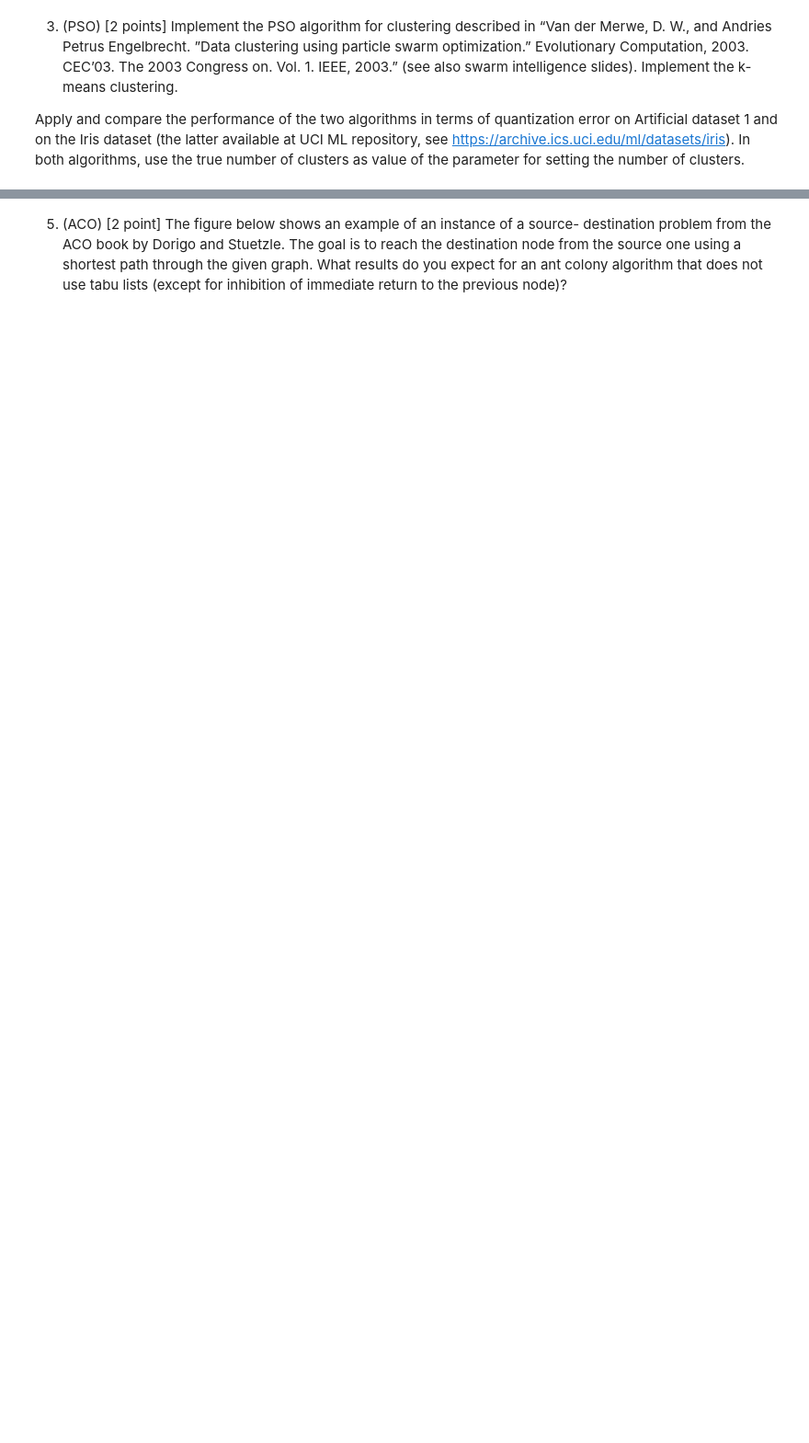
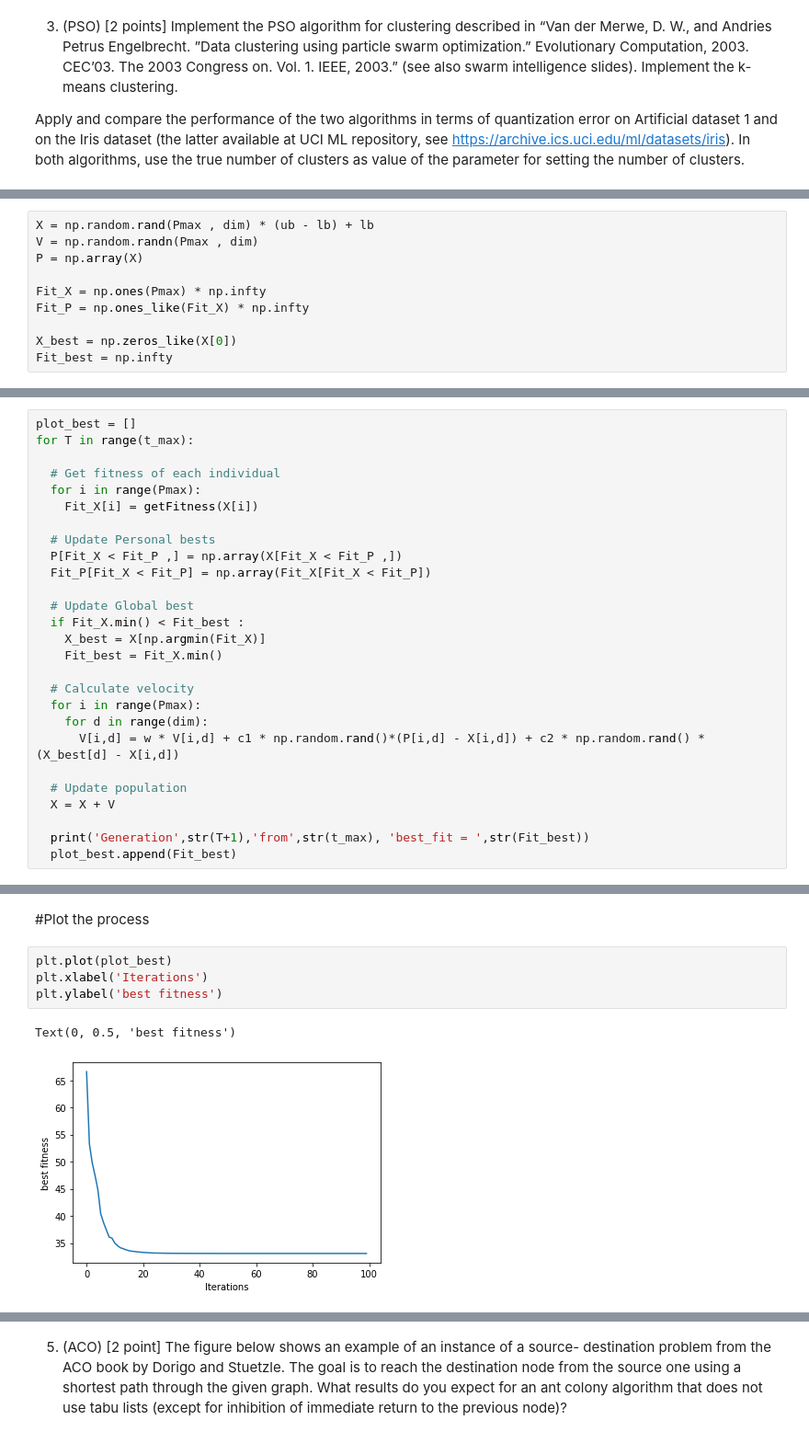
Before and after one commit to prat8897/Natural-Computing, a Jupyter notebook: Natural_Computing_Assignment_2.ipynb, the cells around one changed output, grey strips where cells are left out. Shown: that part at 92% size. Cells and saved outputs as stored; diff of their text form; blank space fills up the shorter version.

```diff
--- a/Natural_Computing_Assignment_2.ipynb
+++ b/Natural_Computing_Assignment_2.ipynb
@@ -35,0 +190,10 @@ Apply and compare the performance of the two algorithms in terms of quantization
+# %%
+X = np.random.rand(Pmax , dim) * (ub - lb) + lb
+V = np.random.randn(Pmax , dim)
+P = np.array(X)
+
+Fit_X = np.ones(Pmax) * np.infty
+Fit_P = np.ones_like(Fit_X) * np.infty
+
+X_best = np.zeros_like(X[0])
+Fit_best = np.infty
@@ -35,0 +202,27 @@ Apply and compare the performance of the two algorithms in terms of quantization
+# %%
+plot_best = []
+for T in range(t_max):
+
+  # Get fitness of each individual
+  for i in range(Pmax):
+    Fit_X[i] = getFitness(X[i])
+
+  # Update Personal bests
+  P[Fit_X < Fit_P ,] = np.array(X[Fit_X < Fit_P ,])
+  Fit_P[Fit_X < Fit_P] = np.array(Fit_X[Fit_X < Fit_P])
+
+  # Update Global best
+  if Fit_X.min() < Fit_best :
+    X_best = X[np.argmin(Fit_X)]
+    Fit_best = Fit_X.min()
+
+  # Calculate velocity
+  for i in range(Pmax):
+    for d in range(dim):
+      V[i,d] = w * V[i,d] + c1 * np.random.rand()*(P[i,d] - X[i,d]) + c2 * np.random.rand() * (X_best[d] - X[i,d])
+
+  # Update population
+  X = X + V
+
+  print('Generation',str(T+1),'from',str(t_max), 'best_fit = ',str(Fit_best))
+  plot_best.append(Fit_best)
@@ -35,0 +247,9 @@ Apply and compare the performance of the two algorithms in terms of quantization
+# %% [markdown]
+#Plot the process
+# %%
+plt.plot(plot_best)
+plt.xlabel('Iterations')
+plt.ylabel('best fitness')
+# %% [output]
+Text(0, 0.5, 'best fitness')
+[figure, added]
```
Also changed, not shown: parts of 25 cells of this notebook.
